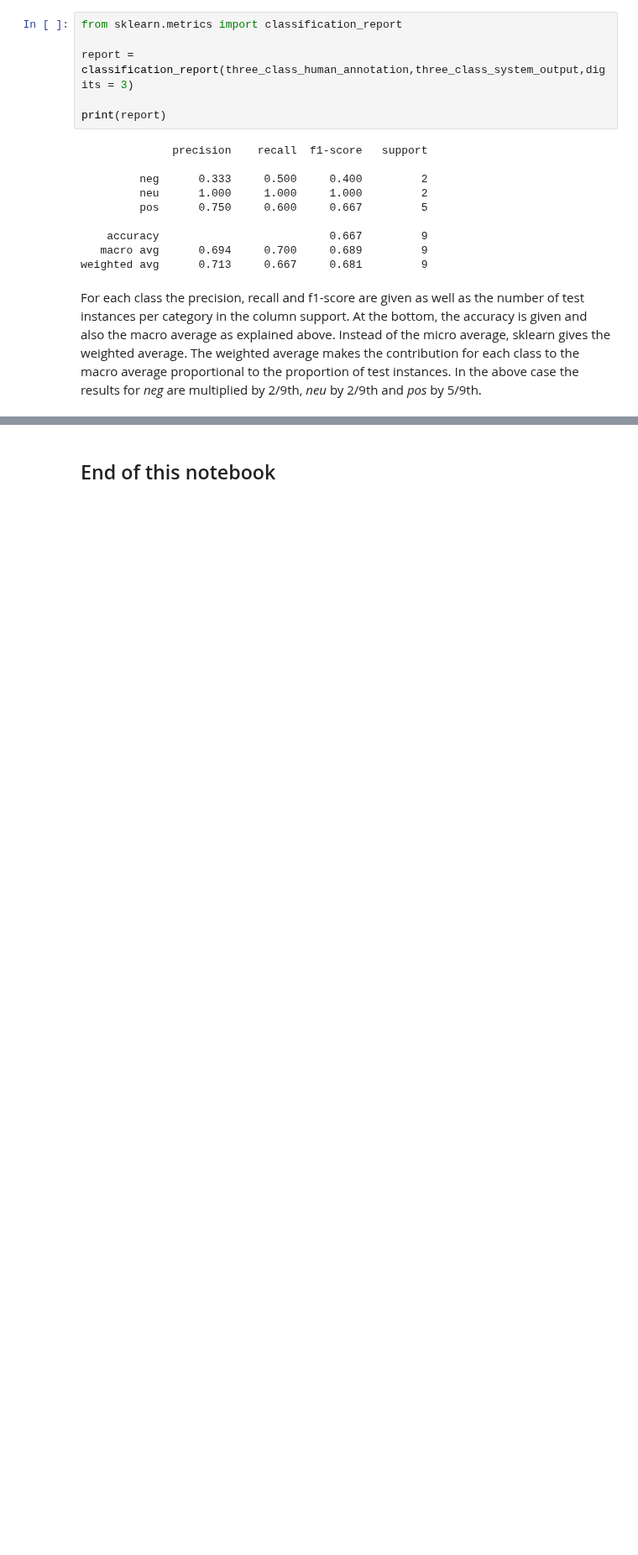
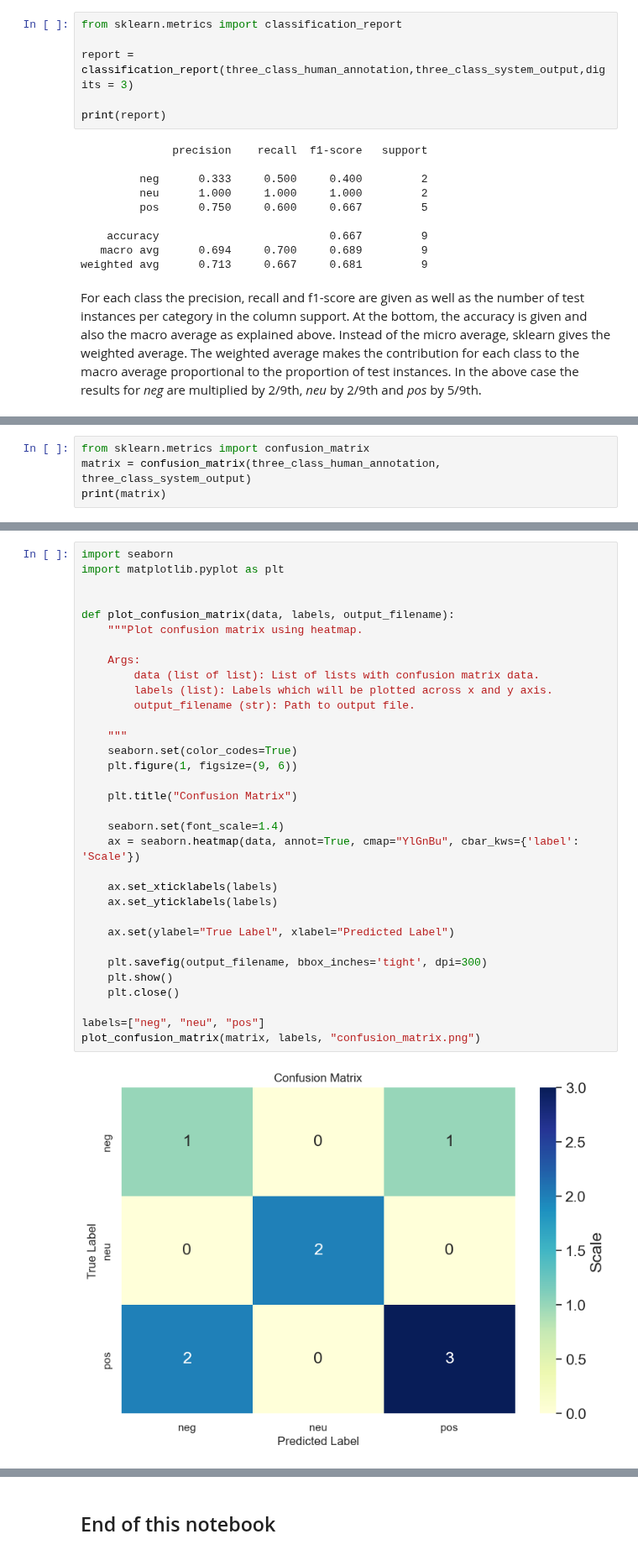
Before and after one commit to cltl/ma-hlt-labs, a Jupyter notebook: lab3.machine_learning/Lab3.2.ml.evaluation.ipynb, the cells around one changed output, grey strips where cells are left out. Shown at 84% size. Saved outputs shown, nothing was run; the diff lists cells and outputs as text; blank space fills up the shorter version.

```diff
--- a/lab3.machine_learning/Lab3.2.ml.evaluation.ipynb
+++ b/lab3.machine_learning/Lab3.2.ml.evaluation.ipynb
@@ -245,0 +248,4 @@ For each class the precision, recall and f1-score are given as well as the numbe
+# %%
+from sklearn.metrics import confusion_matrix
+matrix = confusion_matrix(three_class_human_annotation, three_class_system_output)
+print(matrix)
@@ -246,3 +266,38 @@ For each class the precision, recall and f1-score are given as well as the numbe
+# %%
+import seaborn
+import matplotlib.pyplot as plt
+
+
+def plot_confusion_matrix(data, labels, output_filename):
+    """Plot confusion matrix using heatmap.
+
+    Args:
+        data (list of list): List of lists with confusion matrix data.
+        labels (list): Labels which will be plotted across x and y axis.
+        output_filename (str): Path to output file.
+
+    """
+    seaborn.set(color_codes=True)
+    plt.figure(1, figsize=(9, 6))
+
+    plt.title("Confusion Matrix")
+
+    seaborn.set(font_scale=1.4)
+    ax = seaborn.heatmap(data, annot=True, cmap="YlGnBu", cbar_kws={'label': 'Scale'})
+
+    ax.set_xticklabels(labels)
+    ax.set_yticklabels(labels)
+
+    ax.set(ylabel="True Label", xlabel="Predicted Label")
+
+    plt.savefig(output_filename, bbox_inches='tight', dpi=300)
+    plt.show()
+    plt.close()
+
+labels=["neg", "neu", "pos"]
+plot_confusion_matrix(matrix, labels, "confusion_matrix.png")
+# %% [output]
+[figure, added]
 # %% [markdown]
 ## Metric interpretation
 Now comes the hard part: interpretation. You've just computed a wealth of numbers! The next part is up to you!
```
Also changed, not shown: parts of 6 cells of this notebook, 10 other files.
